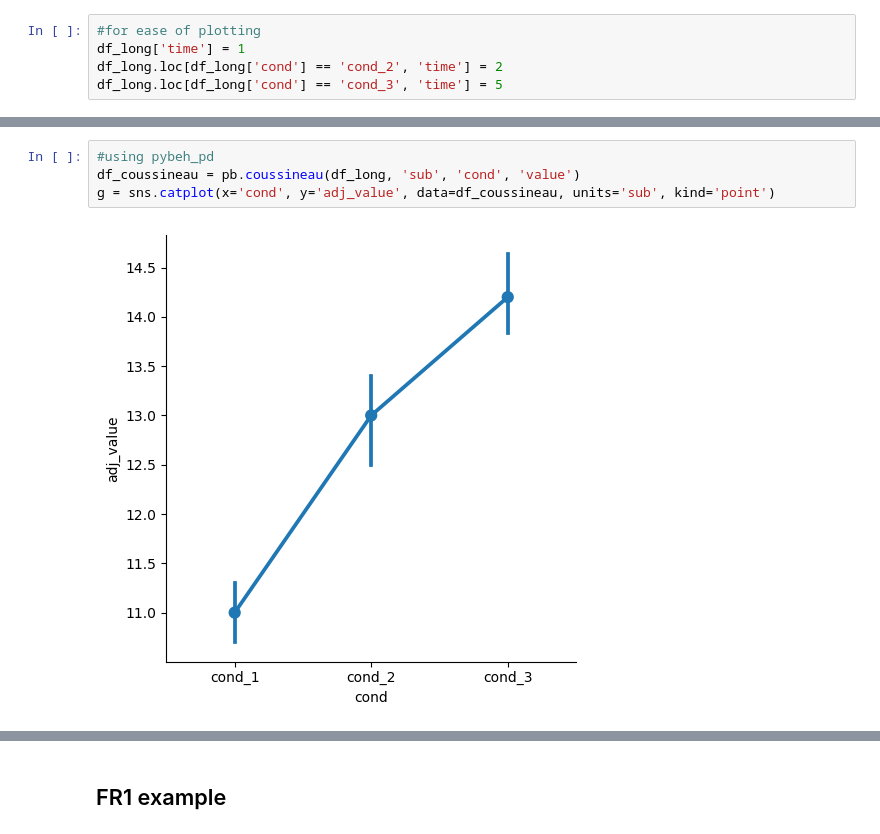
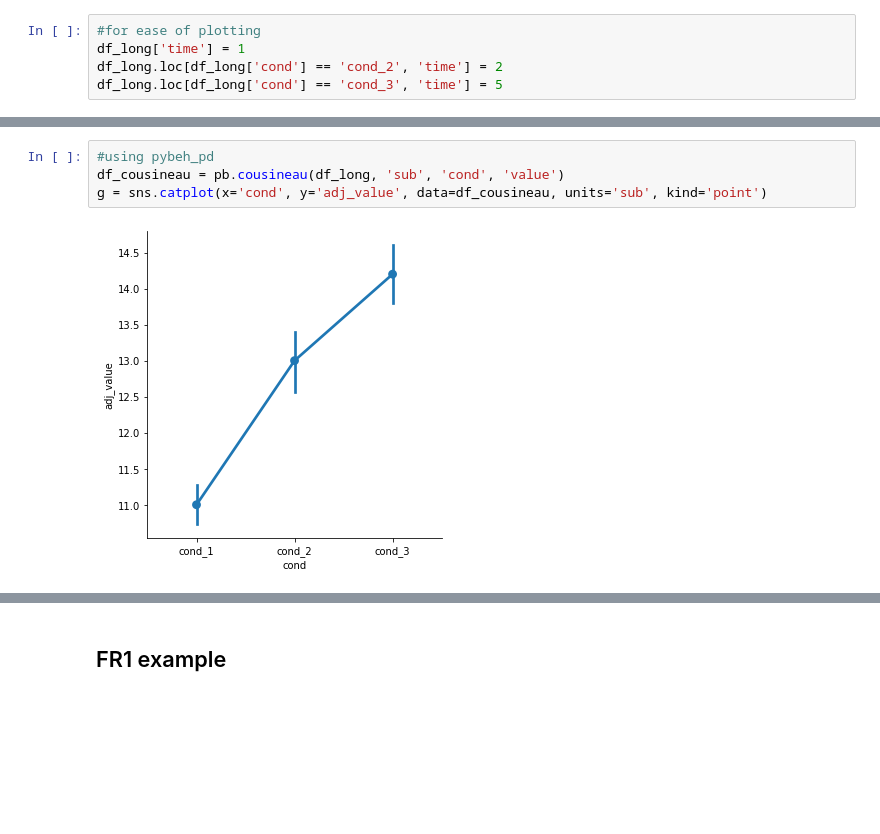
Before and after one commit to pennmem/pybeh_pd, a Jupyter notebook: loftus_masson_example.ipynb, the cells around one changed output, grey strips where cells are left out. Cells and saved outputs as stored; diff of their text form; blank space fills up the shorter version.

```diff
--- a/loftus_masson_example.ipynb
+++ b/loftus_masson_example.ipynb
@@ -287,6 +289,6 @@ g = sns.catplot(x='time', y='adj_value', data=df_coussineau, units='sub', native
 # %%
 #using pybeh_pd
-df_coussineau = pb.coussineau(df_long, 'sub', 'cond', 'value')
-g = sns.catplot(x='cond', y='adj_value', data=df_coussineau, units='sub', kind='point')
+df_cousineau = pb.cousineau(df_long, 'sub', 'cond', 'value')
+g = sns.catplot(x='cond', y='adj_value', data=df_cousineau, units='sub', kind='point')
 # %% [output]
-[figure, old version]
+[figure, new version]
```
Also changed, not shown: parts of 31 cells of this notebook, 1 other file.
